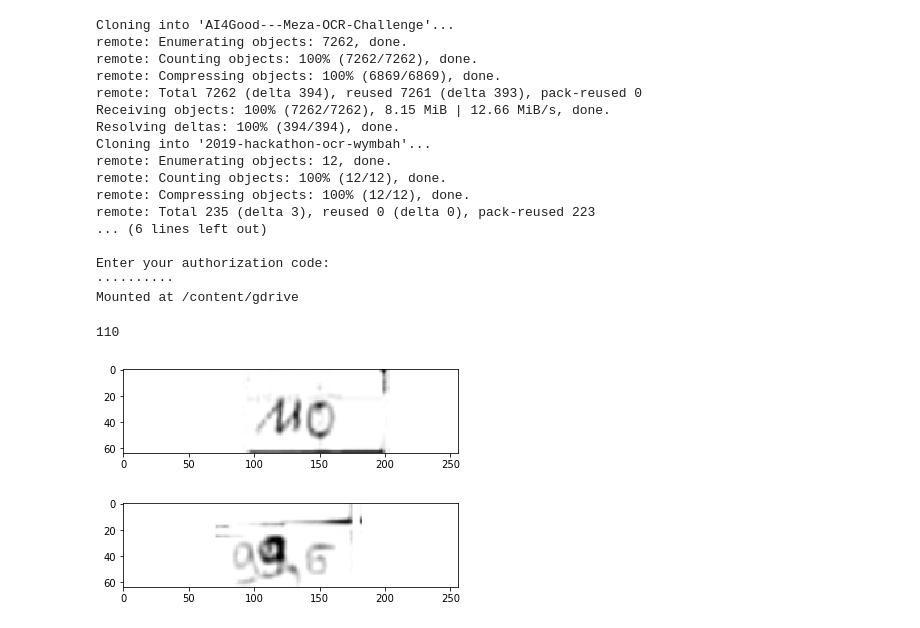
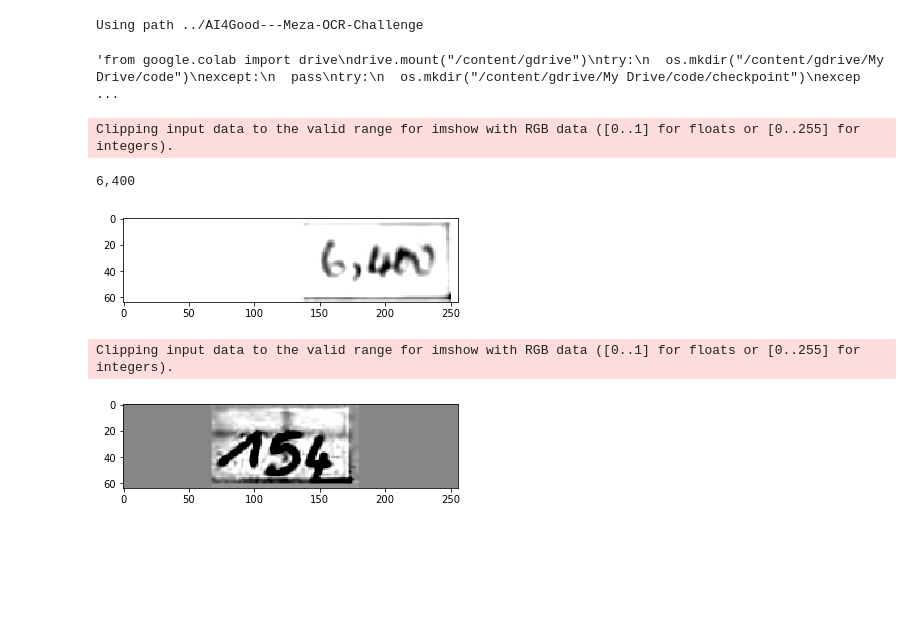
Before and after one commit to colaprograms/2019-hackathon-ocr-wymbah, a Jupyter notebook: notebooks/ctc_test.ipynb, the cells around one changed output. Cells and saved outputs as stored; diff of their text form; code cells hidden in the pictures; blank space fills up the shorter version.

```diff
--- a/notebooks/ctc_test.ipynb
+++ b/notebooks/ctc_test.ipynb
@@ -8,17 +12,18 @@ import random, PIL
 # %%
-os.chdir("/content")
+"""os.chdir("/content")
 if not os.path.exists("/content/AI4Good---Meza-OCR-Challenge"):
   !git clone https://github.com/Charitable-Analytics-International/AI4Good---Meza-OCR-Challenge
 if not os.path.exists("/content/2019-hackathon-ocr-wymbah"):
   !git clone https://github.com/colaprograms/2019-hackathon-ocr-wymbah
 os.chdir("/content/2019-hackathon-ocr-wymbah")
-!git pull
+!git pull"""
 
+os.chdir("/home/gibson/sdb2/cola/ass/balls/2019-hackathon-ocr-wymbah")
 from importlib import reload
 import util.file
 reload(util.file)
 
-from google.colab import drive
+"""from google.colab import drive
 drive.mount("/content/gdrive")
 try:
   os.mkdir("/content/gdrive/My Drive/code")
@@ -27,58 +32,45 @@ except:
 try:
   os.mkdir("/content/gdrive/My Drive/code/checkpoint")
 except:
-  pass
+  pass"""
 # %% [output]
-Cloning into 'AI4Good---Meza-OCR-Challenge'...
-remote: Enumerating objects: 7262, done.
-remote: Counting objects: 100% (7262/7262), done.
-remote: Compressing objects: 100% (6869/6869), done.
-remote: Total 7262 (delta 394), reused 7261 (delta 393), pack-reused 0
-Receiving objects: 100% (7262/7262), 8.15 MiB | 12.66 MiB/s, done.
-Resolving deltas: 100% (394/394), done.
-Cloning into '2019-hackathon-ocr-wymbah'...
-remote: Enumerating objects: 12, done.
-remote: Counting objects: 100% (12/12), done.
-remote: Compressing objects: 100% (12/12), done.
-remote: Total 235 (delta 3), reused 0 (delta 0), pack-reused 223
-... (6 lines left out)
-
-Enter your authorization code:
-··········
-Mounted at /content/gdrive
+Using path ../AI4Good---Meza-OCR-Challenge
+'from google.colab import drive\ndrive.mount("/content/gdrive")\ntry:\n  os.mkdir("/content/gdrive/My Drive/code")\nexcept:\n  pass\ntry:\n  os.mkdir("/content/gdrive/My Drive/code/checkpoint")\nexcep ...
 # %%
 from util.file import FileHolder
 fh = FileHolder()
-inp, outp = fh.get_batch(1)
+inp, outp = fh.get_batch(1, dontclip=True)
 
 for file, val in zip(inp, outp):
   print(val)
   p.imshow(file)
   p.show()
 
 def to_tensor(buf):
-  buf -= 0.5
-  buf *= 2
-  #buf -= np.mean(buf, axis=(0, 1, 2))[None, None, None, :]
-  #buf /= np.std(buf, axis=(0, 1, 2))[None, None, None, :]
+  #buf -= 0.5
+  #buf *= 2
+  buf -= np.mean(buf, axis=(0, 1, 2))[None, None, None, :]
+  buf /= np.std(buf, axis=(0, 1, 2))[None, None, None, :]
   #buf -= np.array([0.485, 0.456, 0.406])[None, None, None, :]
   #buf /= np.array([0.229, 0.224, 0.225])[None, None, None, :]
   return torch.tensor(buf, dtype=torch.float32).permute(0, 3, 1, 2)
 
 def get_batch(batchsize, validation=False):
-  inp, outp = fh.get_batch(batchsize, validation)
+  inp, outp = fh.get_batch(batchsize, validation, dontclip=True)
   inp = np.stack(inp)
   inp = to_tensor(inp)
   return inp, outp
 
 b = get_batch(1)[0].numpy().squeeze().transpose(1, 2, 0)
 #print(np.min(b), np.max(b), np.mean(b), np.std(b))
 p.imshow(get_batch(1)[0].numpy().squeeze().transpose(1, 2, 0) * 0.5 + 0.5)
 p.show()
 # %% [output]
-110
+Clipping input data to the valid range for imshow with RGB data ([0..1] for floats or [0..255] for integers).
+6,400
-[figure, old version]
+[figure, new version]
+Clipping input data to the valid range for imshow with RGB data ([0..1] for floats or [0..255] for integers).
-[figure, old version]
+[figure, new version]
 # %%
 import torch.nn as nn
 import torch.optim as optim
```
Also changed, not shown: parts of 4 cells of this notebook, 13 other files.
